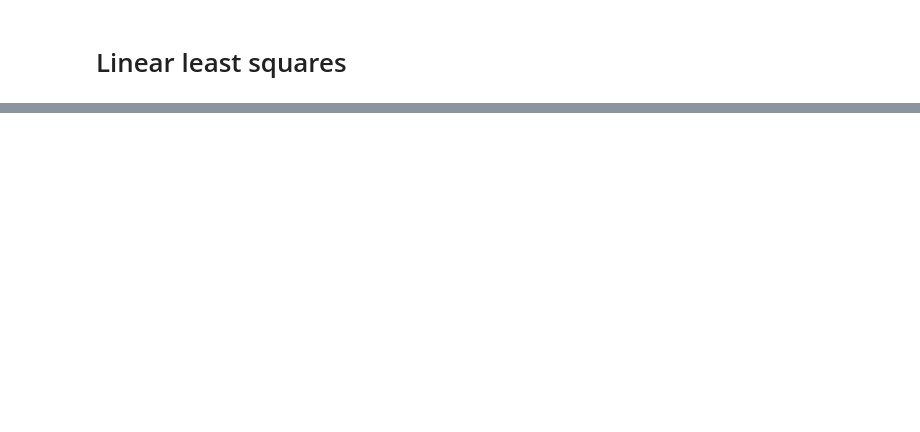
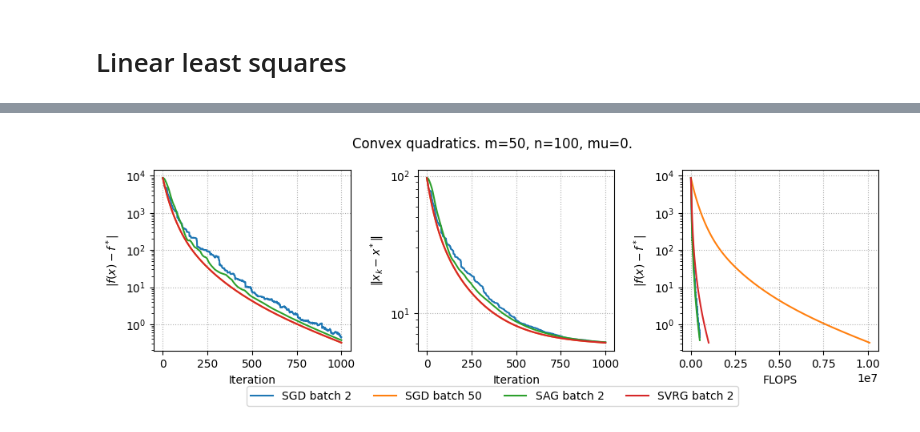
Before and after one commit to yellowssnake/221_zlotin, a Jupyter notebook: assets/Notebooks/VR_exercise.ipynb, the cells around one changed output, grey strips where cells are left out. Saved outputs shown, nothing was run; the diff lists cells and outputs as text; code cells hidden in the pictures; blank space fills up the shorter version.

```diff
--- a/assets/Notebooks/VR_exercise.ipynb
+++ b/assets/Notebooks/VR_exercise.ipynb
@@ -406,0 +415,38 @@ plot_results(results, params)
+# %%
+params = {
+    "mu": 0,
+    "m": 50,
+    "n": 100,
+    "methods": [
+        {
+            "method": "SGD",
+            "learning_rate": 1e-2,
+            "batch_size": 2,
+            "iterations": 1000,
+        },
+        {
+            "method": "SGD",
+            "learning_rate": 1e-2,
+            "batch_size": 50,
+            "iterations": 1000,
+        },
+        {
+            "method": "SAG",
+            "learning_rate": 1e-2,
+            "batch_size": 2,
+            "iterations": 1000,
+        },
+        {
+            "method": "SVRG",
+            "learning_rate": 1e-2,
+            "epoch_length": 2,
+            "batch_size": 2,
+            "iterations": 1000,
+        },
+    ]
+}
+
+results = run_experiments(params)
+plot_results(results, params)
+# %% [output]
+[figure, added]
```
Also changed, not shown: parts of 7 cells of this notebook.
